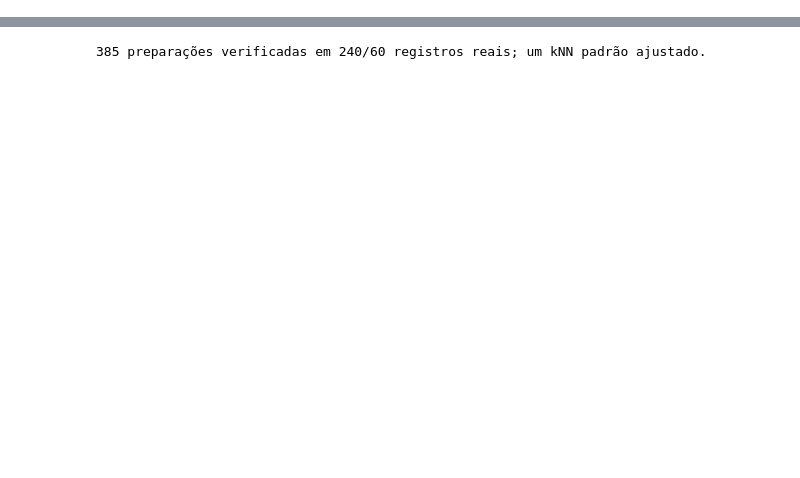
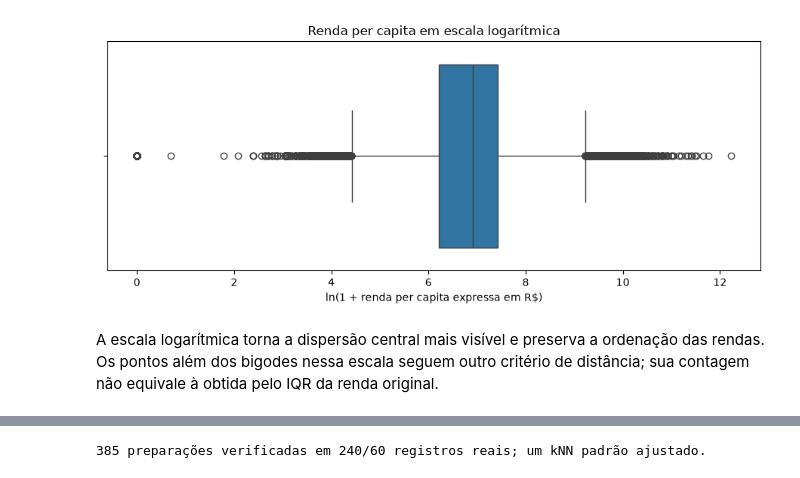
Before and after one commit to jean-pietro-lacerda/pns-atividade-fisica-knn, a Jupyter notebook: notebooks/03_preprocessamento.ipynb, the cells around one changed output, grey strips where cells are left out. Cells and saved outputs as stored; diff of their text form; code cells hidden in the pictures; blank space fills up the shorter version.

```diff
--- a/notebooks/03_preprocessamento.ipynb
+++ b/notebooks/03_preprocessamento.ipynb
@@ -76,0 +175,14 @@ Imputação por média/mediana nas numéricas e moda nas categorias é preventiv
+# %%
+fig, eixo = plt.subplots(figsize=(9, 4))
+sns.boxplot(x=np.log1p(df["renda_per_capita"]), ax=eixo, showfliers=True)
+eixo.set(
+    title="Renda per capita em escala logarítmica",
+    xlabel="ln(1 + renda per capita expressa em R$)",
+    ylabel="",
+)
+fig.tight_layout()
+plt.show()
+# %% [output]
+[figure, added]
+# %% [markdown]
+A escala logarítmica torna a dispersão central mais visível e preserva a ordenação das rendas. Os pontos além dos bigodes nessa escala seguem outro critério de distância; sua contagem não equivale à obtida pelo IQR da renda original.
```
Also changed, not shown: parts of 31 cells of this notebook, 3 other files.
